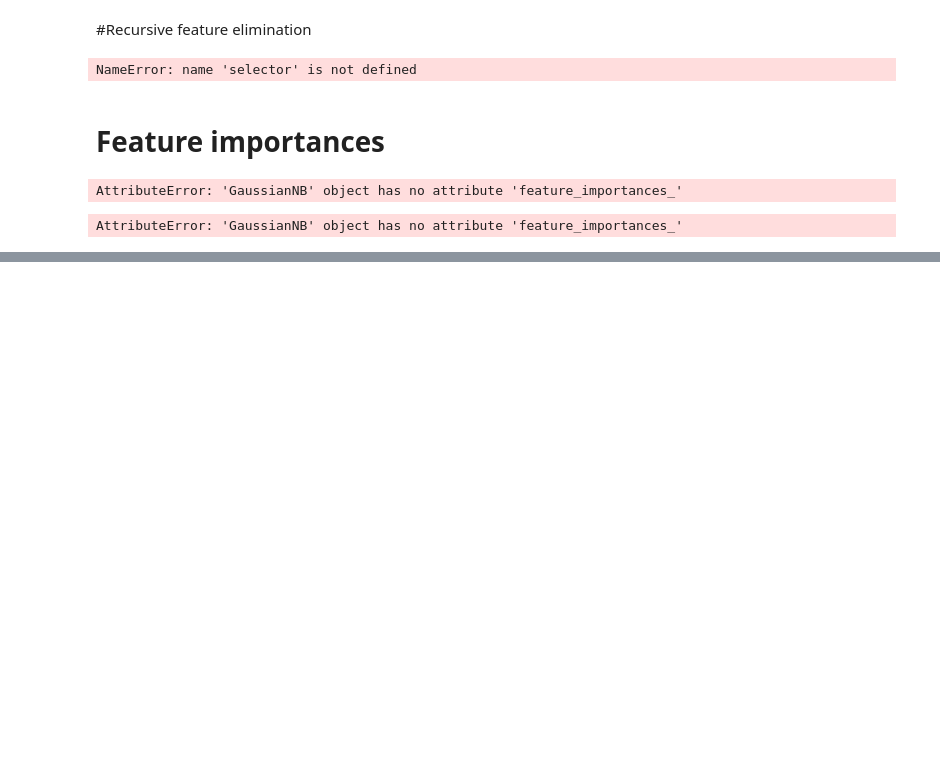
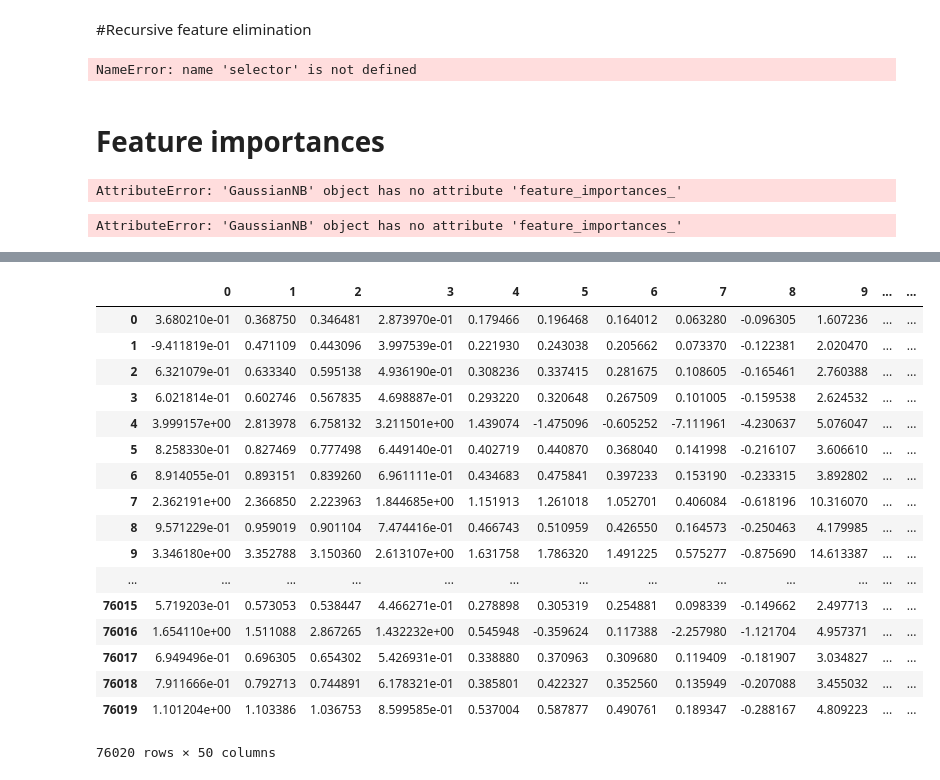
Before and after one commit to gkoshyk/Kaggle-SantanderCustomerSatisfaction, a Jupyter notebook: Santander Kaggle.ipynb, the cells around one changed output, grey strips where cells are left out. Saved outputs shown, nothing was run; the diff lists cells and outputs as text; code cells hidden in the pictures; blank space fills up the shorter version.

```diff
--- a/Santander Kaggle.ipynb
+++ b/Santander Kaggle.ipynb
@@ -299,0 +423,11 @@ Accuracy of santander after running with Gradient Boosting algorithm is 0.961984
+# %%
+from sklearn.decomposition import TruncatedSVD
+from sklearn.random_projection import sparse_random_matrix
+
+svd = TruncatedSVD(n_components=50,random_state=42)# n_components=14,
+svd.fit(santander_df)
+
+after_svd = svd.transform(santander_df)
+
+print(svd.explained_variance_ratio_)
+print(svd.explained_variance_ratio_.sum())
@@ -299,0 +449,24 @@ Accuracy of santander after running with Gradient Boosting algorithm is 0.961984
+# %%
+santander_df_after_SVD = pd.DataFrame(after_svd)
+# %%
+santander_df_after_SVD.index = santander_df.index
+santander_df_after_SVD
+# %% [output]
+|  | 0 | 1 | 2 | 3 | 4 | 5 | 6 | 7 | 8 | 9 | ... | ... |
+| 0 | 3.680210e-01 | 0.368750 | 0.346481 | 2.873970e-01 | 0.179466 | 0.196468 | 0.164012 | 0.063280 | -0.096305 | 1.607236 | ... | ... |
+| 1 | -9.411819e-01 | 0.471109 | 0.443096 | 3.997539e-01 | 0.221930 | 0.243038 | 0.205662 | 0.073370 | -0.122381 | 2.020470 | ... | ... |
+| 2 | 6.321079e-01 | 0.633340 | 0.595138 | 4.936190e-01 | 0.308236 | 0.337415 | 0.281675 | 0.108605 | -0.165461 | 2.760388 | ... | ... |
+| 3 | 6.021814e-01 | 0.602746 | 0.567835 | 4.698887e-01 | 0.293220 | 0.320648 | 0.267509 | 0.101005 | -0.159538 | 2.624532 | ... | ... |
+| 4 | 3.999157e+00 | 2.813978 | 6.758132 | 3.211501e+00 | 1.439074 | -1.475096 | -0.605252 | -7.111961 | -4.230637 | 5.076047 | ... | ... |
+| 5 | 8.258330e-01 | 0.827469 | 0.777498 | 6.449140e-01 | 0.402719 | 0.440870 | 0.368040 | 0.141998 | -0.216107 | 3.606610 | ... | ... |
+| 6 | 8.914055e-01 | 0.893151 | 0.839260 | 6.961111e-01 | 0.434683 | 0.475841 | 0.397233 | 0.153190 | -0.233315 | 3.892802 | ... | ... |
+| 7 | 2.362191e+00 | 2.366850 | 2.223963 | 1.844685e+00 | 1.151913 | 1.261018 | 1.052701 | 0.406084 | -0.618196 | 10.316070 | ... | ... |
+| 8 | 9.571229e-01 | 0.959019 | 0.901104 | 7.474416e-01 | 0.466743 | 0.510959 | 0.426550 | 0.164573 | -0.250463 | 4.179985 | ... | ... |
+| 9 | 3.346180e+00 | 3.352788 | 3.150360 | 2.613107e+00 | 1.631758 | 1.786320 | 1.491225 | 0.575277 | -0.875690 | 14.613387 | ... | ... |
+| ... | ... | ... | ... | ... | ... | ... | ... | ... | ... | ... | ... | ... |
+| 76015 | 5.719203e-01 | 0.573053 | 0.538447 | 4.466271e-01 | 0.278898 | 0.305319 | 0.254881 | 0.098339 | -0.149662 | 2.497713 | ... | ... |
+| 76016 | 1.654110e+00 | 1.511088 | 2.867265 | 1.432232e+00 | 0.545948 | -0.359624 | 0.117388 | -2.257980 | -1.121704 | 4.957371 | ... | ... |
+| 76017 | 6.949496e-01 | 0.696305 | 0.654302 | 5.426931e-01 | 0.338880 | 0.370963 | 0.309680 | 0.119409 | -0.181907 | 3.034827 | ... | ... |
+| 76018 | 7.911666e-01 | 0.792713 | 0.744891 | 6.178321e-01 | 0.385801 | 0.422327 | 0.352560 | 0.135949 | -0.207088 | 3.455032 | ... | ... |
+| 76019 | 1.101204e+00 | 1.103386 | 1.036753 | 8.599585e-01 | 0.537004 | 0.587877 | 0.490761 | 0.189347 | -0.288167 | 4.809223 | ... | ... |
+76020 rows × 50 columns
```
Also changed, not shown: parts of 32 cells of this notebook.
